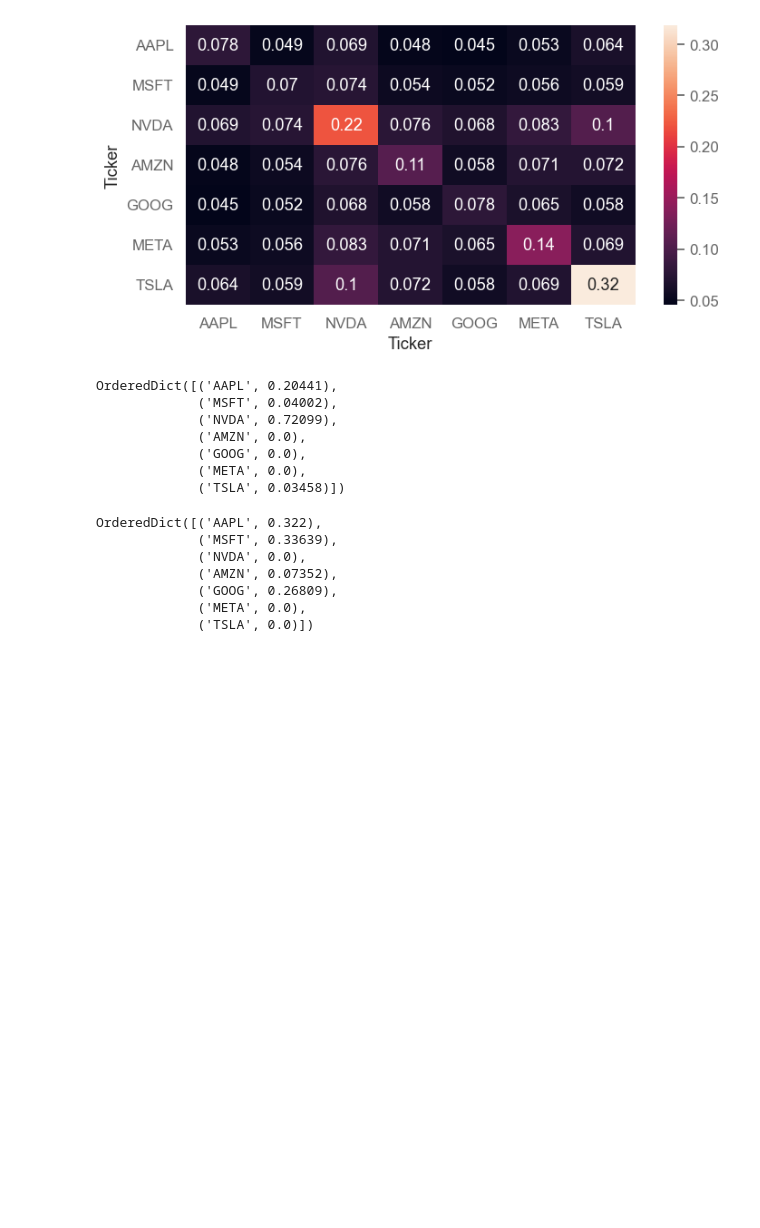
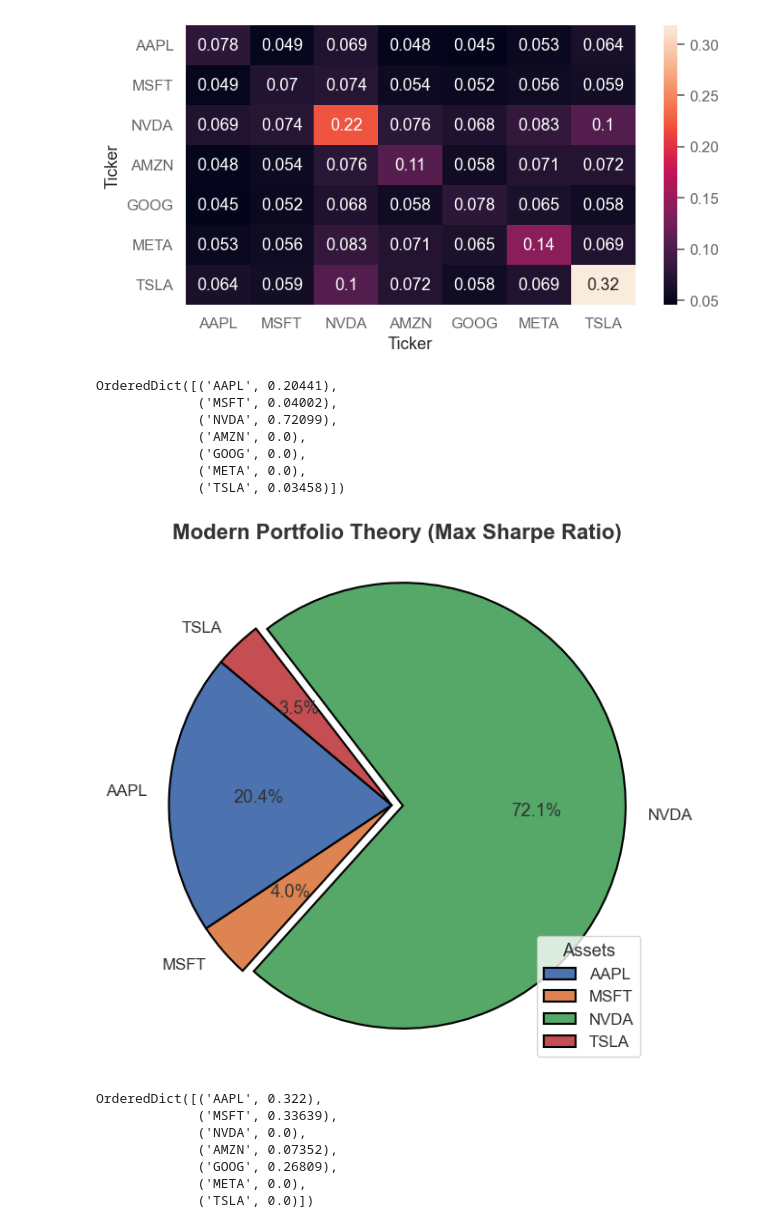
Before and after one commit to Ittiphon17/Portfolio-Theory-Analysis-MAG-7, a Jupyter notebook: Building and Optimizing Portfolios.ipynb, the cells around one changed output. Cells and saved outputs as stored; diff of their text form; code cells hidden in the pictures; blank space fills up the shorter version.

```diff
--- a/Building and Optimizing Portfolios.ipynb
+++ b/Building and Optimizing Portfolios.ipynb
@@ -328,6 +343,25 @@ OrderedDict([('AAPL', 0.20441),
              ('GOOG', 0.0),
              ('META', 0.0),
              ('TSLA', 0.03458)])
+# %%
+weights_pie_MPT  = pd.Series(clean_weights_max_sharp)
+weights_pie_MPT = weights_pie_MPT[weights_pie_MPT > 0]
+
+explode = [0, 0, 0.05, 0]
+plt.figure(figsize=(6, 6))
+plt.pie(weights_pie_MPT,
+        labels=weights_pie_MPT.index,
+        autopct='%1.1f%%',
+        startangle=140,
+        wedgeprops={'edgecolor': 'black', 'linewidth': 1.5, 'linestyle': 'solid'},
+        explode=explode)
+plt.title('Modern Portfolio Theory (Max Sharpe Ratio)', fontsize=16, fontweight='bold')
+plt.legend(weights_pie_MPT.index, title="Assets", loc='best')
+plt.tight_layout()
+plt.axis('equal')
+plt.show()
+# %% [output]
+[figure, added]
 # %%
 ef = EfficientFrontier(mu, S)
 weights = ef.min_volatility() # Optimizing weights for volatility min
```
Also changed, not shown: parts of 15 cells of this notebook.
